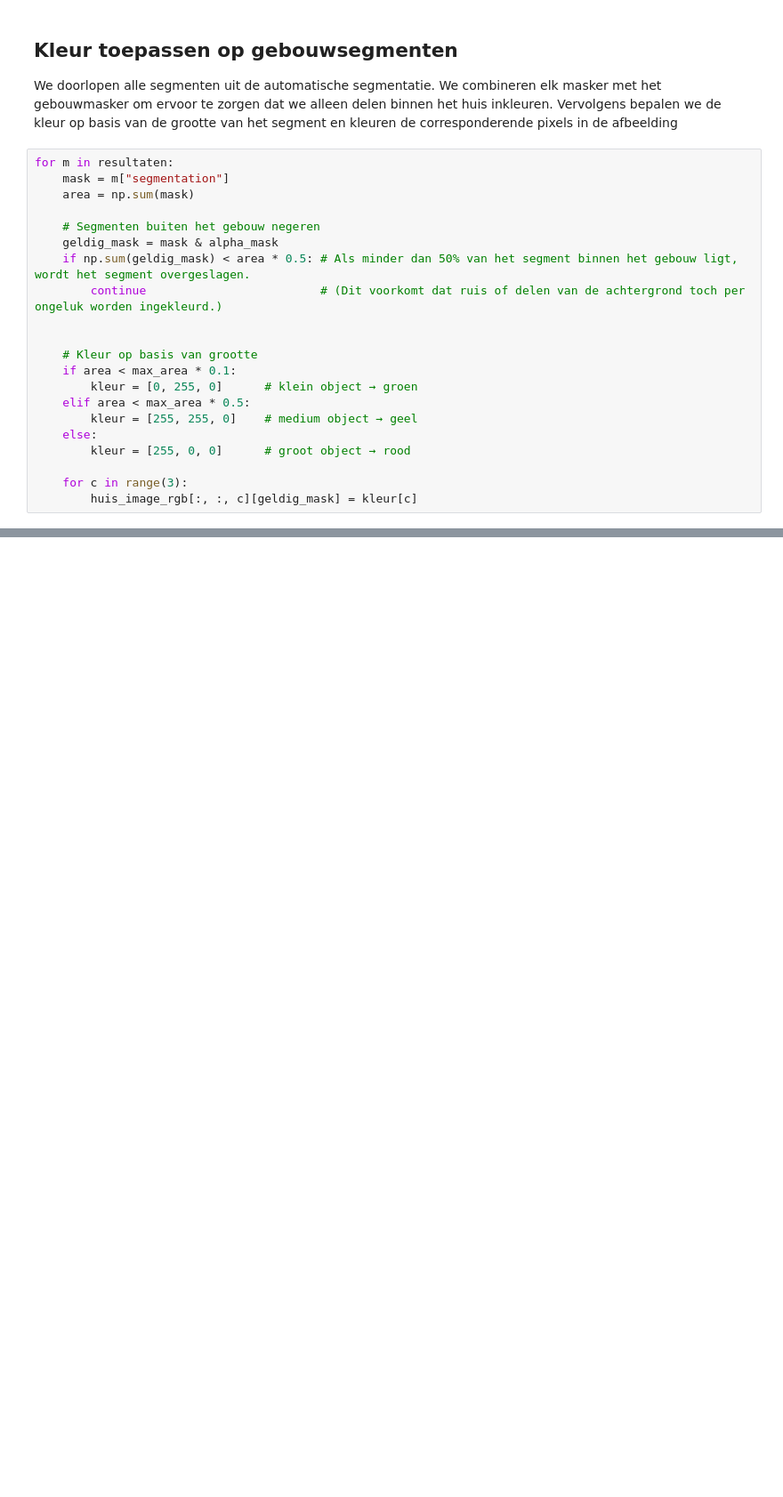
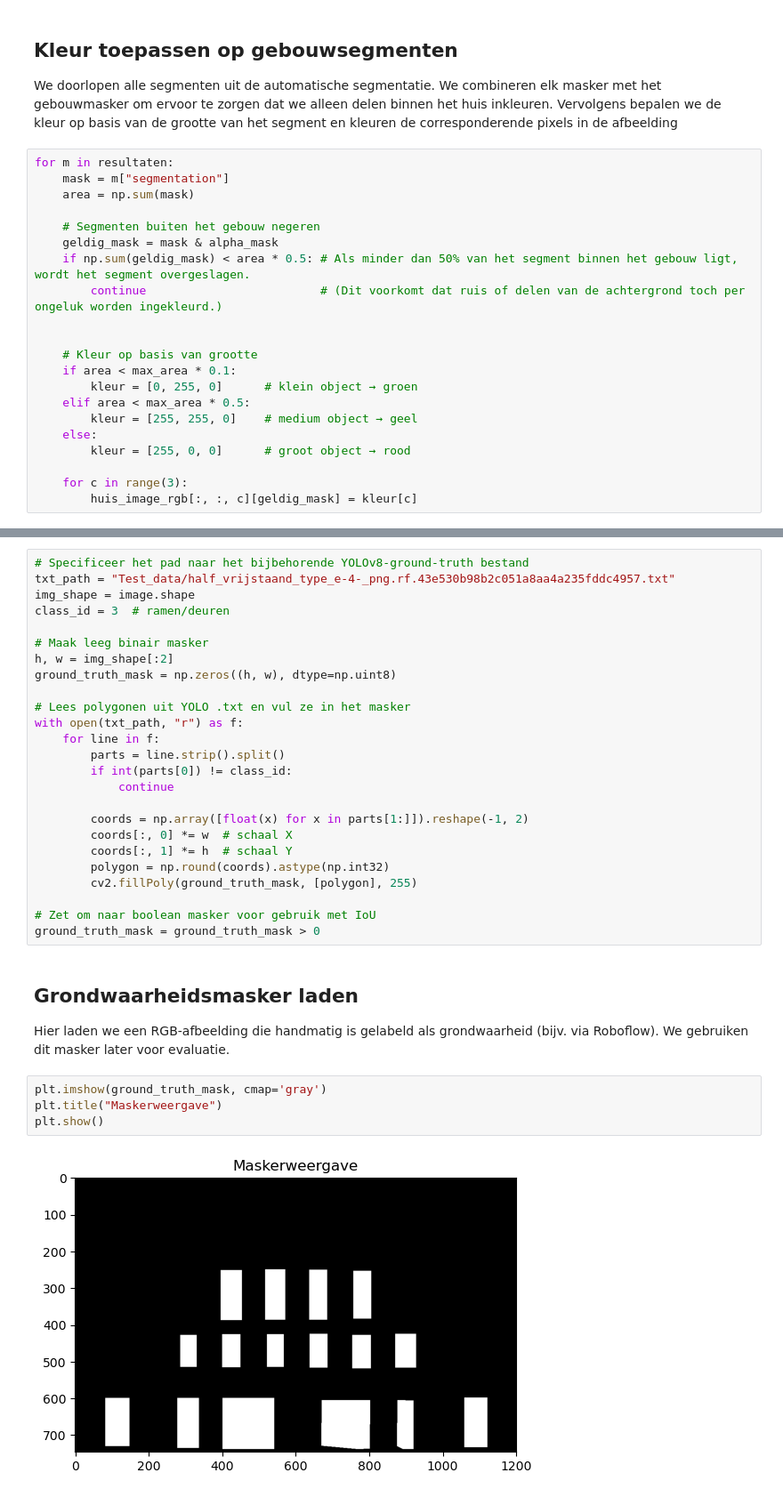
Before and after one commit to Johandada/Nest-Project, a Jupyter notebook: sam.ipynb, the cells around one changed output, grey strips where cells are left out. Shown at 89% size. Cells and saved outputs as stored; diff of their text form; blank space fills up the shorter version.

```diff
--- a/sam.ipynb
+++ b/sam.ipynb
@@ -145,0 +223,34 @@ Image.fromarray(huis_image_rgb).save(f"Data_nest_uitgesneden_output/{afbeelding}
+# %%
+# Specificeer het pad naar het bijbehorende YOLOv8-ground-truth bestand
+txt_path = "Test_data/half_vrijstaand_type_e-4-_png.rf.43e530b98b2c051a8aa4a235fddc4957.txt"
+img_shape = image.shape
+class_id = 3  # ramen/deuren
+
+# Maak leeg binair masker
+h, w = img_shape[:2]
+ground_truth_mask = np.zeros((h, w), dtype=np.uint8)
+
+# Lees polygonen uit YOLO .txt en vul ze in het masker
+with open(txt_path, "r") as f:
+    for line in f:
+        parts = line.strip().split()
+        if int(parts[0]) != class_id:
+            continue
+
+        coords = np.array([float(x) for x in parts[1:]]).reshape(-1, 2)
+        coords[:, 0] *= w  # schaal X
+        coords[:, 1] *= h  # schaal Y
+        polygon = np.round(coords).astype(np.int32)
+        cv2.fillPoly(ground_truth_mask, [polygon], 255)
+
+# Zet om naar boolean masker voor gebruik met IoU
+ground_truth_mask = ground_truth_mask > 0
+# %% [markdown]
+## Grondwaarheidsmasker laden
+Hier laden we een RGB-afbeelding die handmatig is gelabeld als grondwaarheid (bijv. via Roboflow). We gebruiken dit masker later voor evaluatie.
+# %%
+plt.imshow(ground_truth_mask, cmap='gray')
+plt.title("Maskerweergave")
+plt.show()
+# %% [output]
+[figure, added]
```
Also changed, not shown: parts of 22 cells of this notebook, 1 other file.
